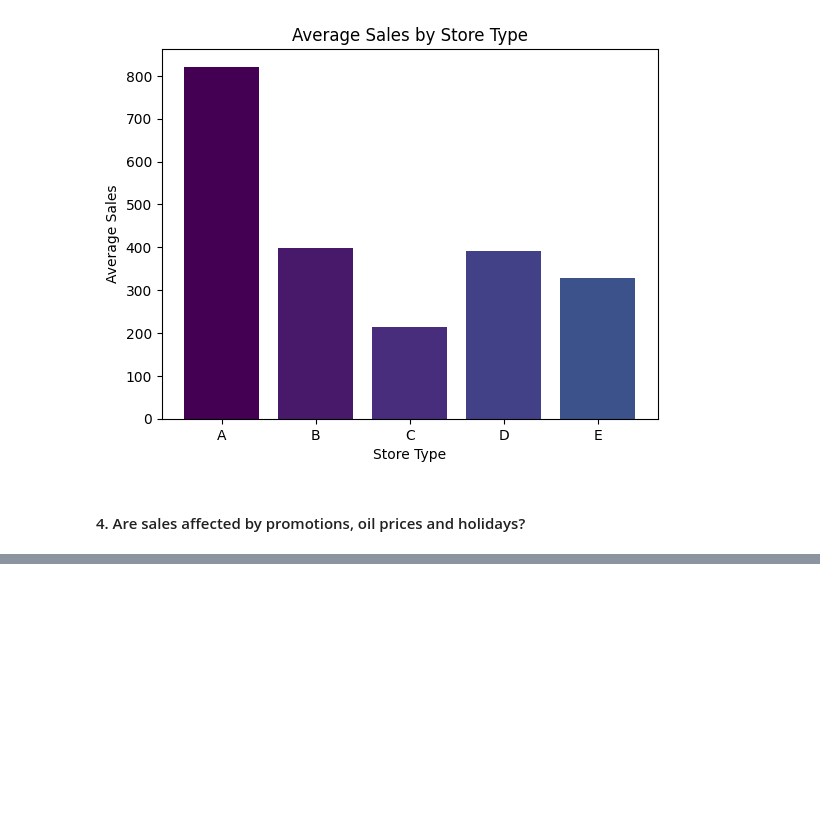
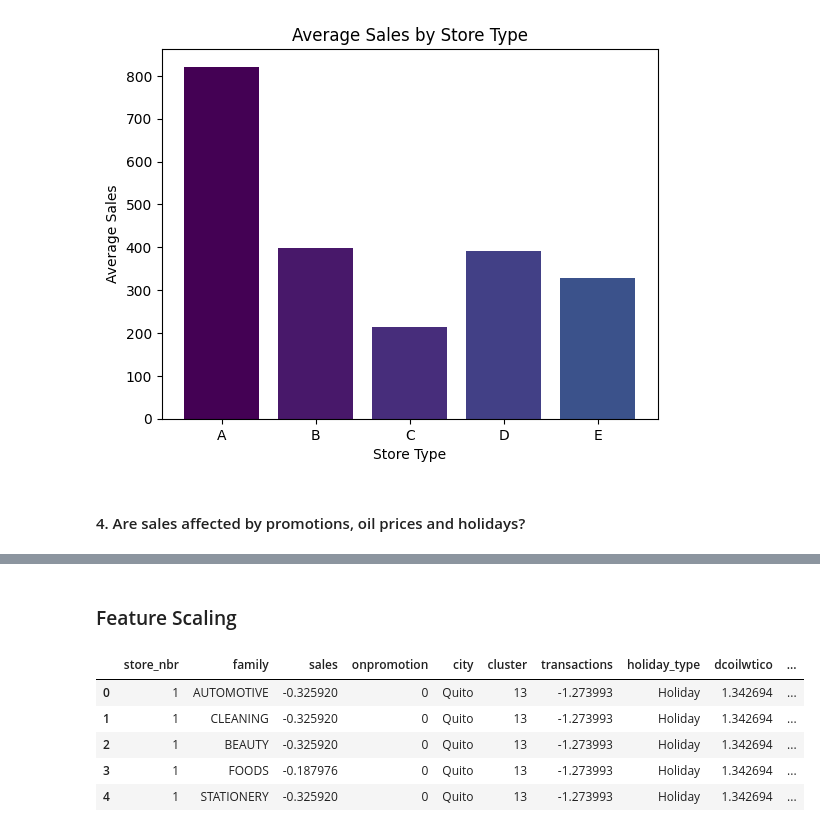
Before and after one commit to analystdee/LP3-Reggression-project, a Jupyter notebook: file.ipynb, the cells around one changed output, grey strips where cells are left out. Saved outputs shown, nothing was run; the diff lists cells and outputs as text; code cells hidden in the pictures; blank space fills up the shorter version.

```diff
--- a/file.ipynb
+++ b/file.ipynb
@@ -817,0 +933,22 @@ plt.show()
+# %% [markdown]
+### Feature Scaling
+# %%
+# Scaling Numeric Variables (Min-Max Scaling)
+# create an instance of StandardScaler
+scaler = StandardScaler()
+
+# select numerical columns
+num_cols = ['sales', 'transactions', 'dcoilwtico']
+
+# fit and transform the numerical columns
+merged_data[num_cols] = scaler.fit_transform(merged_data[num_cols])
+
+# Display the updated dataframe
+merged_data.head()
+# %% [output]
+|  | store_nbr | family | sales | onpromotion | city | cluster | transactions | holiday_type | dcoilwtico | ... |
+| 0 | 1 | AUTOMOTIVE | -0.325920 | 0 | Quito | 13 | -1.273993 | Holiday | 1.342694 | ... |
+| 1 | 1 | CLEANING | -0.325920 | 0 | Quito | 13 | -1.273993 | Holiday | 1.342694 | ... |
+| 2 | 1 | BEAUTY | -0.325920 | 0 | Quito | 13 | -1.273993 | Holiday | 1.342694 | ... |
+| 3 | 1 | FOODS | -0.187976 | 0 | Quito | 13 | -1.273993 | Holiday | 1.342694 | ... |
+| 4 | 1 | STATIONERY | -0.325920 | 0 | Quito | 13 | -1.273993 | Holiday | 1.342694 | ... |
```
Also changed, not shown: parts of 43 cells of this notebook.
